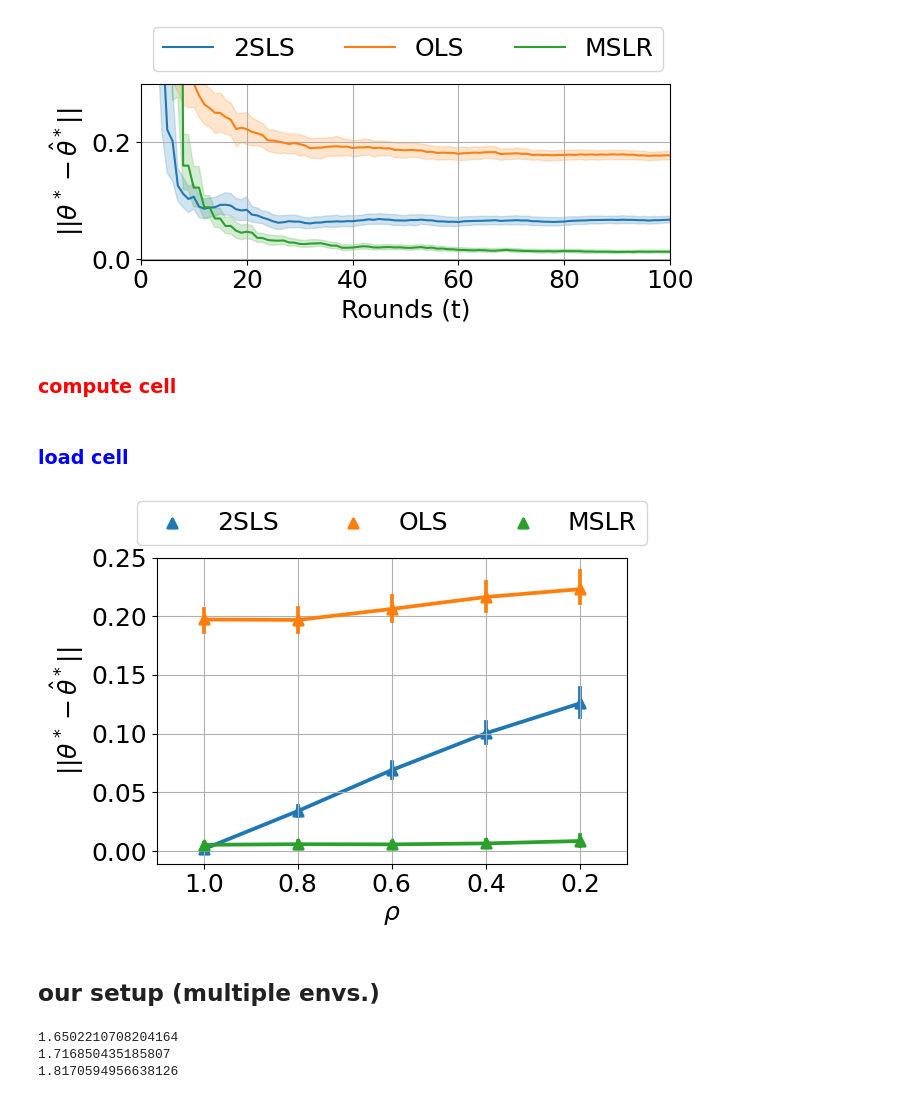
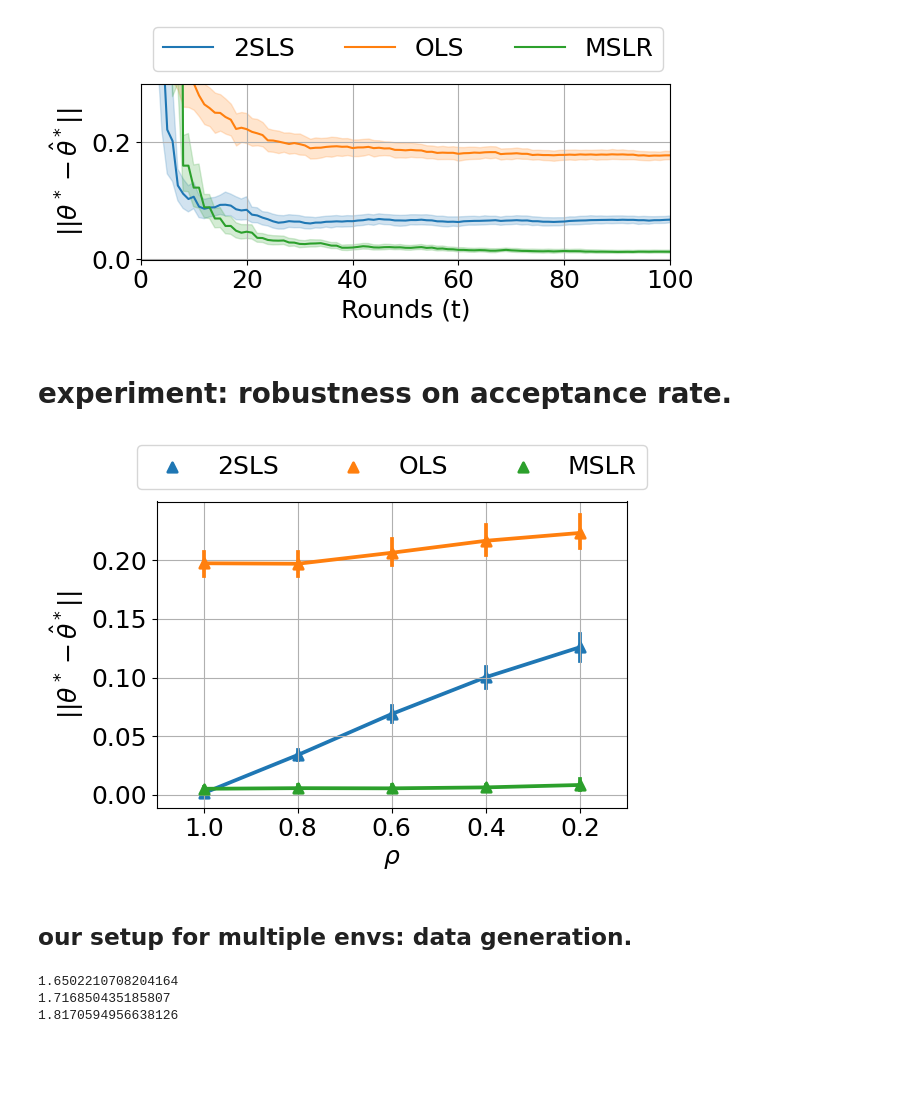
Before and after one commit to muandet-lab/causal-strategic-learning-with-selection, a Jupyter notebook: experiments.ipynb, the cells around one changed output. Saved outputs shown, nothing was run; the diff lists cells and outputs as text; code cells hidden in the pictures; blank space fills up the shorter version.

Commit message:
simplied load and compute cells in the notebook

```diff
--- a/experiments.ipynb
+++ b/experiments.ipynb
@@ -368,14 +362,22 @@ plt.savefig("figures/our-settings-data3.pdf")
 # %%
-n_runs = 50
-args = algos.get_args(cmd)
-args_list = [(s, args) for s in np.arange(n_runs)]
-with Pool(N_CORES) as p:
-    runs = p.starmap(algos.run_multi_env, args_list)
-    # _runs = [r[2] for r in runs]
-runs = [r[0] for r in runs]
+if MODE=='compute':
+    n_runs = 50
+    args = algos.get_args(cmd)
+    args_list = [(s, args) for s in np.arange(n_runs)]
+    with Pool(N_CORES) as p:
+        runs = p.starmap(algos.run_multi_env, args_list)
+        # _runs = [r[2] for r in runs]
+    runs = [r[0] for r in runs]
 
-# saving stuff.
-try:
-    save_runs("experiments", "our-settings-single-env", runs, args)
-except FileExistsError:
-    pass
+    # saving stuff.
+    try:
+        save_runs("experiments", "our-settings-single-env", runs, args)
+    except FileExistsError:
+        pass
+else:
+    # loading saved stuff
+    with open(os.path.join(exp_dir_load, "our-settings-single-env", "results"), "rb") as f:
+        runs = pickle.load(f)
+    runs
+    df2 = algos.runs2df(runs)
+    df = df2
@@ -438,6 +430,6 @@ plt.tight_layout()
 plt.savefig("figures/our-settings-single-env.pdf")
 # %% [output]
 [figure]
-# %% [markdown]
-### <font color='red'>compute cell</font>
+# %% [markdown]
+# experiment: robustness on acceptance rate.
 # %%
@@ -494,2 +491,0 @@ except FileExistsError:
-# %% [markdown]
-### <font color='blue'>load cell</font>
@@ -501,37 +492,36 @@ with open(
 # %%
-dflong
 fig, ax = plt.subplots()
 dflong["method"] = dflong["method"].astype("category")
 dflong["method"] = dflong["method"].cat.rename_categories(
     {"2sls": "2SLS", "ols": "OLS", "ours": "MSLR"}
 )
 sns.pointplot(
     data=dflong[dflong.env == "env0"],
     x="env0_accept_rate",
     y="error",
     hue="method",
     markers="^",
 )
 ax.grid()
 
 handles, labels = ax.get_legend_handles_labels()
 ax.legend(
     handles=handles[:],
     labels=labels[:],
     ncol=3,
     loc="lower center",
     bbox_to_anchor=(0.5, 1),
 )
 
 ax.set_xlabel(r"$\rho$")
 ax.set_ylabel(r"$|| \theta^* - \hat{\theta}^*|| $")
 plt.tight_layout()
 ax.invert_xaxis()
 plt.savefig("figures/our-setttings-single-env-ablation.pdf")
 # %% [output]
-[figure, old version]
+[figure, new version]
 # %% [markdown]
-## our setup (multiple envs.)
+## our setup for multiple envs: data generation.
 # %%
 cmd = f"--num-applicants 100000 --applicants-per-round 1000 --scaled-duplicates sequence --fixed-effort-conversion --normalize --methods ours --num-envs 2 --theta-star-std 0.1 --envs-accept-rate .5 .5 --num-cooperative-envs 2"
 args = algos.get_args(cmd)
```
Also changed, not shown: parts of 40 cells of this notebook, 1 other file.
